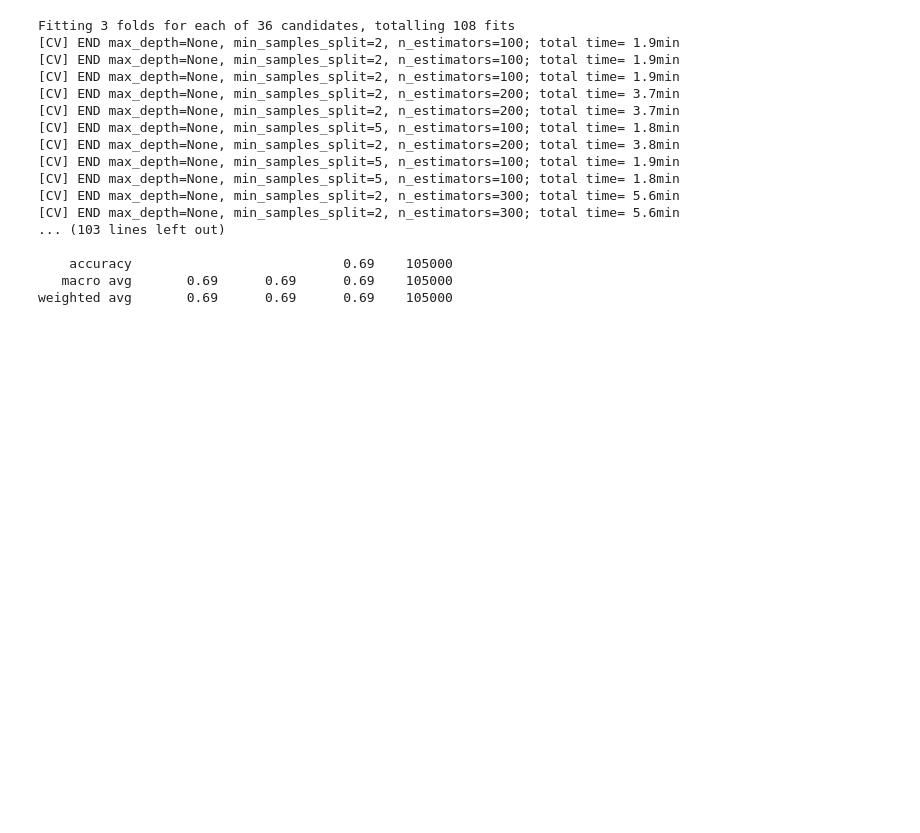
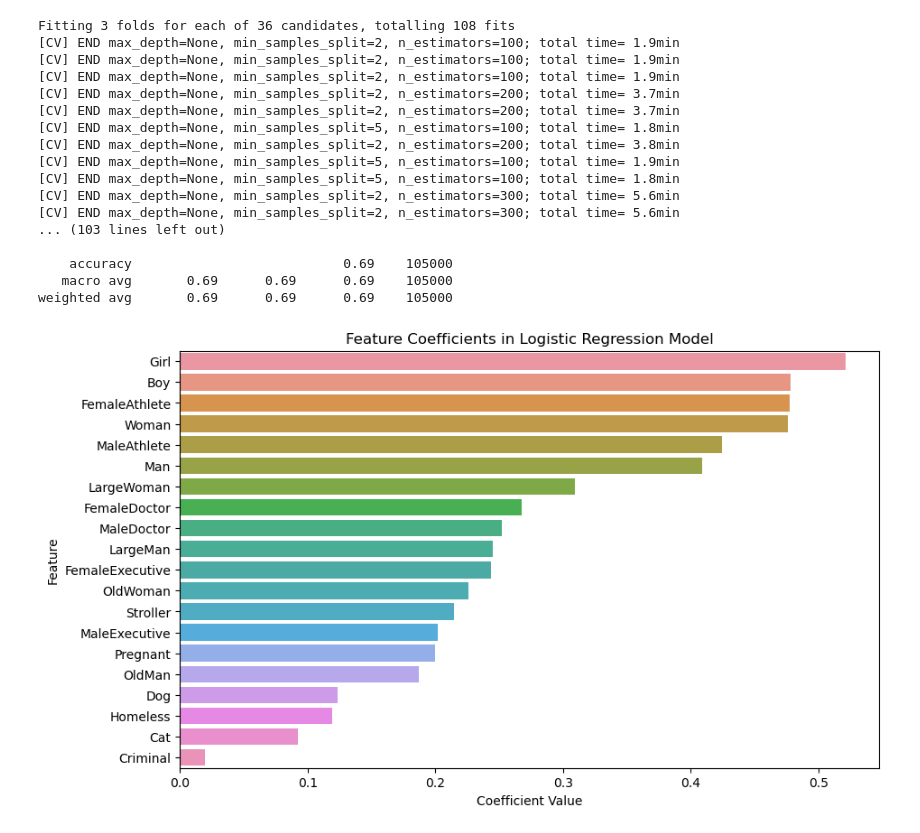
Before and after one commit to ezrarp/moral_machine, a Jupyter notebook: LogisticRegressionModel.ipynb, the cells around one changed output. Drawn from its saved outputs; the diff is of its cells as text; code cells hidden in the pictures; blank space fills up the shorter version.

Commit message:
created coefficient analysis plots for model2 (the logistic regr model)

```diff
--- a/LogisticRegressionModel.ipynb
+++ b/LogisticRegressionModel.ipynb
@@ -264,3 +264,26 @@ Fitting 3 folds for each of 36 candidates, totalling 108 fits
     accuracy                           0.69    105000
    macro avg       0.69      0.69      0.69    105000
 weighted avg       0.69      0.69      0.69    105000
+# %%
+import matplotlib.pyplot as plt
+import pandas as pd
+
+# Extract coefficients from the model
+coefficients = model2.coef_[0]
+
+# Match coefficients with their corresponding feature names
+feature_names = X.columns
+coef_df = pd.DataFrame({'Feature': feature_names, 'Coefficient': coefficients})
+
+# Sort the DataFrame by the absolute values of the coefficients for better visualization
+coef_df = coef_df.reindex(coef_df.Coefficient.abs().sort_values(ascending=False).index)
+
+# Plotting the coefficients
+plt.figure(figsize=(10, 6))
+sns.barplot(x="Coefficient", y="Feature", data=coef_df)
+plt.title('Feature Coefficients in Logistic Regression Model')
+plt.xlabel('Coefficient Value')
+plt.ylabel('Feature')
+plt.show()
+# %% [output]
+[figure, added]
```
